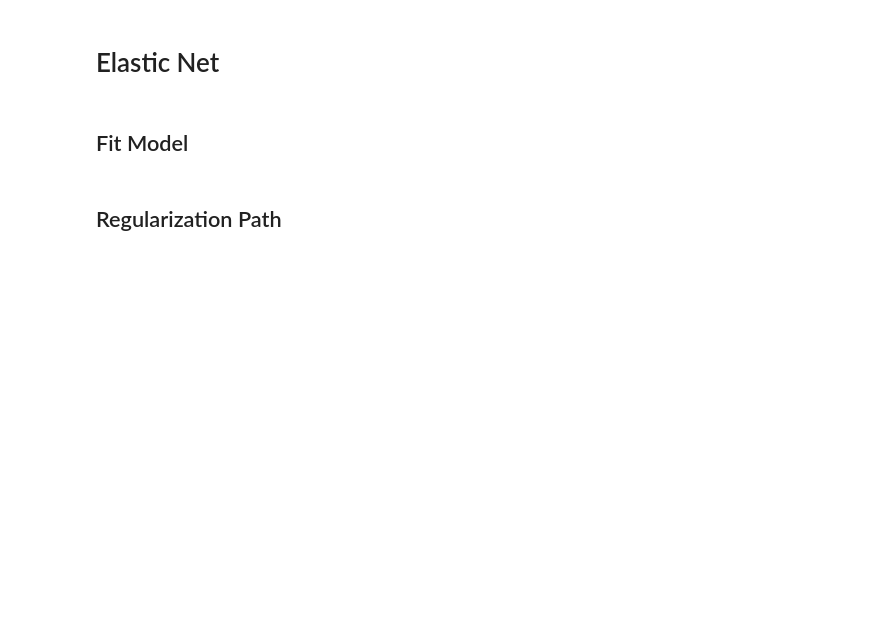
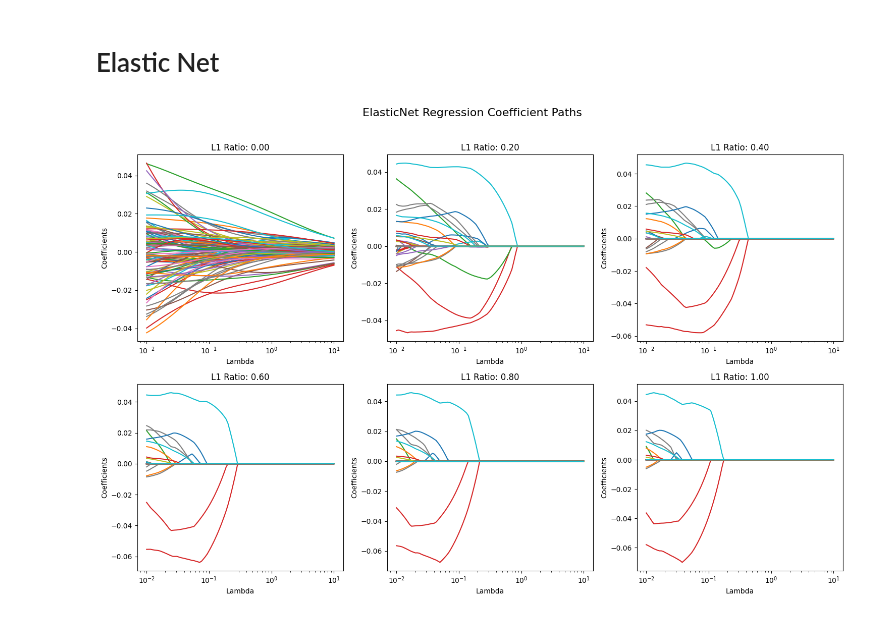
Before and after one commit to dimitris-markopoulos/CrimePredictor-ML, a Jupyter notebook: 2_ElasticNet.ipynb, the cells around one changed output. Cells and saved outputs as stored; diff of their text form; code cells hidden in the pictures; blank space fills up the shorter version.

```diff
--- a/2_ElasticNet.ipynb
+++ b/2_ElasticNet.ipynb
@@ -207,5 +220,3 @@ plt.show()
 Ridge regression (L2 regularization) and Lasso regression (L1 regularization) behave differently when handling correlated features. Ridge pulls correlated features toward each other, distributing the weight across them rather than eliminating any, leading to smooth but wavy regularization paths as coefficients adjust dynamically. In contrast, Lasso pushes one feature's coefficient to zero while keeping the other, performing feature selection and creating sharp changes in the regularization path. This fundamental difference explains why Ridge paths appear "squiggly", as correlated coefficients fluctuate together under increasing regularization strength.
 # %% [markdown]
 # Elastic Net
-# %% [markdown]
-## Fit Model
@@ -214,2 +222,0 @@ Ridge regression (L2 regularization) and Lasso regression (L1 regularization) be
-# %% [markdown]
-## Regularization Path
@@ -217,0 +223,43 @@ Ridge regression (L2 regularization) and Lasso regression (L1 regularization) be
+# %%
+import warnings
+
+warnings.filterwarnings("ignore")
+
+lambdas = np.exp(np.linspace(np.log(0.01), np.log(10), 100))
+l1ratios = np.linspace(0, 1, 6)
+coefs = pd.DataFrame()
+
+# Create a 2x3 grid of subplots
+fig, axs = plt.subplots(2, 3, figsize=(15, 10))
+fig.suptitle("ElasticNet Regression Coefficient Paths", fontsize=16)
+
+for idx, l1ratio in enumerate(l1ratios):
+    betase = np.zeros((len(lambdas), X.shape[1]))
+
+    for i, lamb in enumerate(lambdas):
+        elasticnet = ElasticNet(alpha=lamb, l1_ratio=l1ratio, fit_intercept=False)
+        elasticnet.fit(X_standardized, Y_centered)
+        betase[i, :] = elasticnet.coef_
+
+    # Select subplot position
+    ax = axs[idx // 3, idx % 3]
+
+    for j in range(X_standardized.shape[1]):  # For each variable
+        ax.plot(lambdas, betase[:, j], label=f"Variable {j+1}")
+
+    ax.set_xscale("log")
+    ax.set_xlabel("Lambda")
+    ax.set_ylabel("Coefficients")
+    ax.set_title(f"L1 Ratio: {l1ratio:.2f}")
+    # ax.legend(fontsize=8, loc="best") ##ADD LEGEND IF NEEDED (too many variables to matter in this case)
+
+    # Fit ElasticNet for alpha=1 and store coefficients
+    elasticnet = ElasticNet(alpha=1, l1_ratio=l1ratio, fit_intercept=False)
+    elasticnet.fit(X_standardized, Y_centered)
+    coefs[str(l1ratio)] = elasticnet.coef_
+
+# Adjust layout and show plot
+plt.tight_layout(rect=[0, 0, 1, 0.96])
+plt.show()
+# %% [output]
+[figure, added]
```
Also changed, not shown: parts of 8 cells of this notebook.
